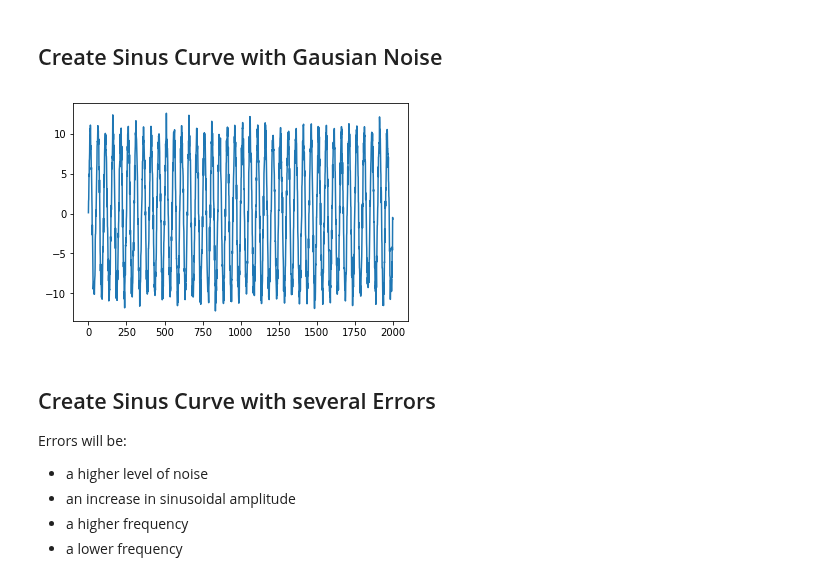
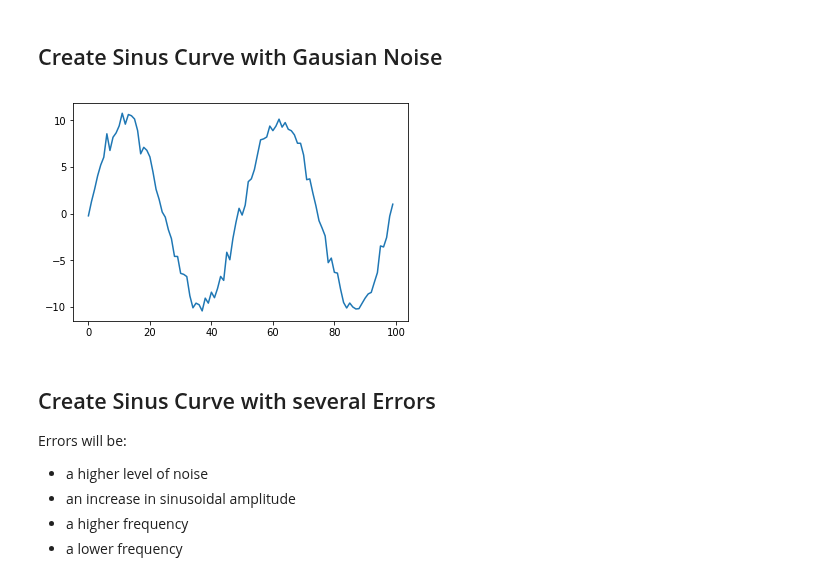
Before and after one commit to carlov93/predictive_maintenance, a Jupyter notebook: data/artifical_signals/create_sinus.ipynb, the cells around one changed output. Cells and saved outputs as stored; diff of their text form; code cells hidden in the pictures.

```diff
--- a/data/artifical_signals/create_sinus.ipynb
+++ b/data/artifical_signals/create_sinus.ipynb
@@ -7,23 +7,23 @@ import pandas as pd
 def create_normal_sine(time_len):
     x = np.linspace(0, 2 * np.pi, 50)
     noise = np.random.normal(0,1, time_len)
-    return 10*np.sin(np.tile(x, int(time_len/50))) + noise
+    return 10*np.sin(np.tile(x, int(time_len/50))) + 0.6*noise
 # %% [markdown]
 ## Create Sinus Curve with Gausian Noise
 # %%
 # Create Sine Wave
 sinewave = create_normal_sine(2000)
 time = range(len(sinewave))
 
 # Plot Sine Wave
-plt.plot(sinewave)
+plt.plot(sinewave[100:200])
 plt.show()
 
 # Save Sine Wave as .csv
-#df = pd.DataFrame(data={"time":time, "value":sinewave})
-#df.to_csv("./sine_wave.csv", index=False, sep=";")
+df = pd.DataFrame(data={"time":time, "value":sinewave})
+df.to_csv("./sine_wave.csv", index=False, sep=";")
 # %% [output]
-[figure, old version]
+[figure, new version]
 # %% [markdown]
 ## Create Sinus Curve with several Errors
 Errors will be:
```
Also changed, not shown: parts of 3 cells of this notebook, 50 other files.
